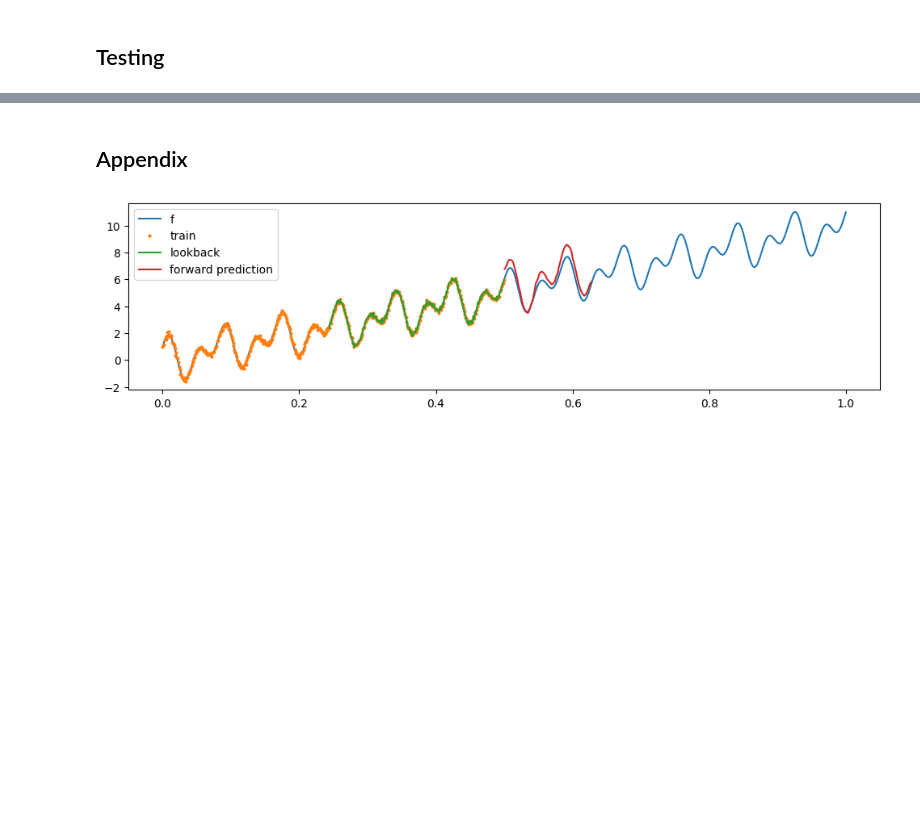
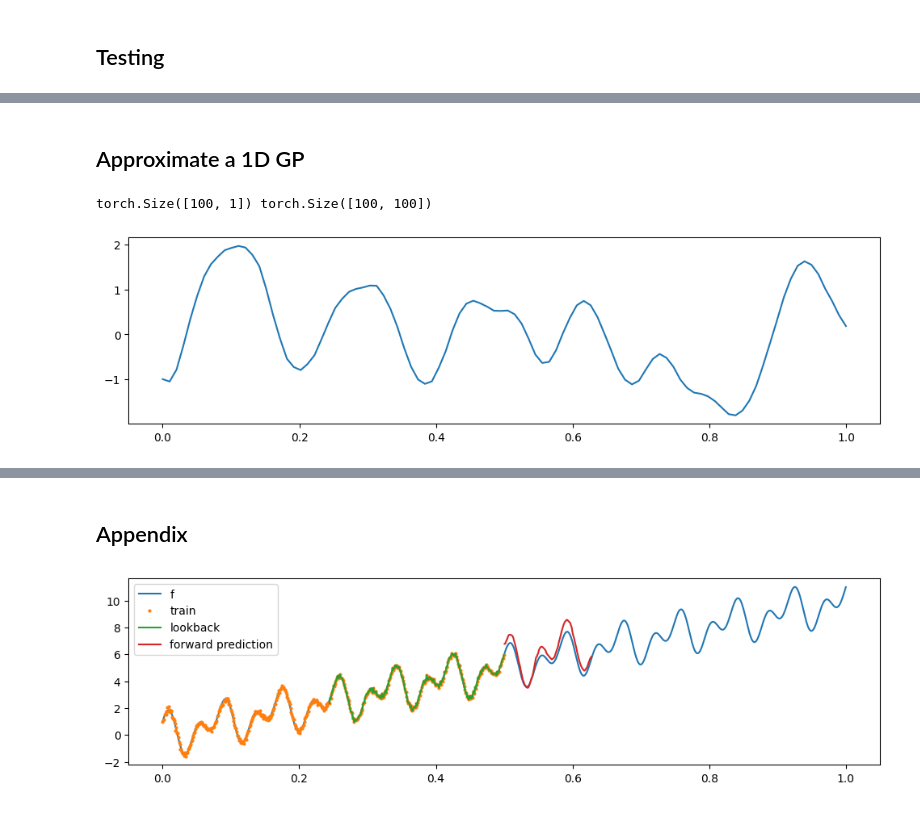
Before and after one commit to patel-zeel/aqmsp, a Jupyter notebook: projects/active_learning_tmlr/notebooks/deep_time.ipynb, the cells around one changed output, grey strips where cells are left out. Drawn from its saved outputs; the diff is of its cells as text; code cells hidden in the pictures; blank space fills up the shorter version.

```diff
--- a/projects/active_learning_tmlr/notebooks/deep_time.ipynb
+++ b/projects/active_learning_tmlr/notebooks/deep_time.ipynb
@@ -186,0 +234,22 @@ torch.Size([128, 1])
+# %% [markdown]
+## Approximate a 1D GP
+# %%
+def rbf_function(x1, x2):
+    return torch.exp(-torch.cdist(x1, x2)**2/0.05**2)
+
+N = 100
+n_samples = 100
+x_all = torch.linspace(0, 1, N).reshape(-1, 1)
+K = rbf_function(x_all, x_all)
+K.diagonal().add_(1e-4)
+L = torch.linalg.cholesky(K)
+y_all = L@torch.randn(N, n_samples) + 0.01 * torch.randn(N, n_samples)
+# y_all = y_all + torch.randn(N, 1) * 0.01
+
+print(x_all.shape, y_all.shape)
+
+plt.figure(figsize=(12, 3))
+plt.plot(x_all.cpu(), y_all.cpu()[:, 0], label="f");
+# %% [output]
+torch.Size([100, 1]) torch.Size([100, 100])
+[figure, added]
```
Also changed, not shown: parts of 12 cells of this notebook, 3 other files.
